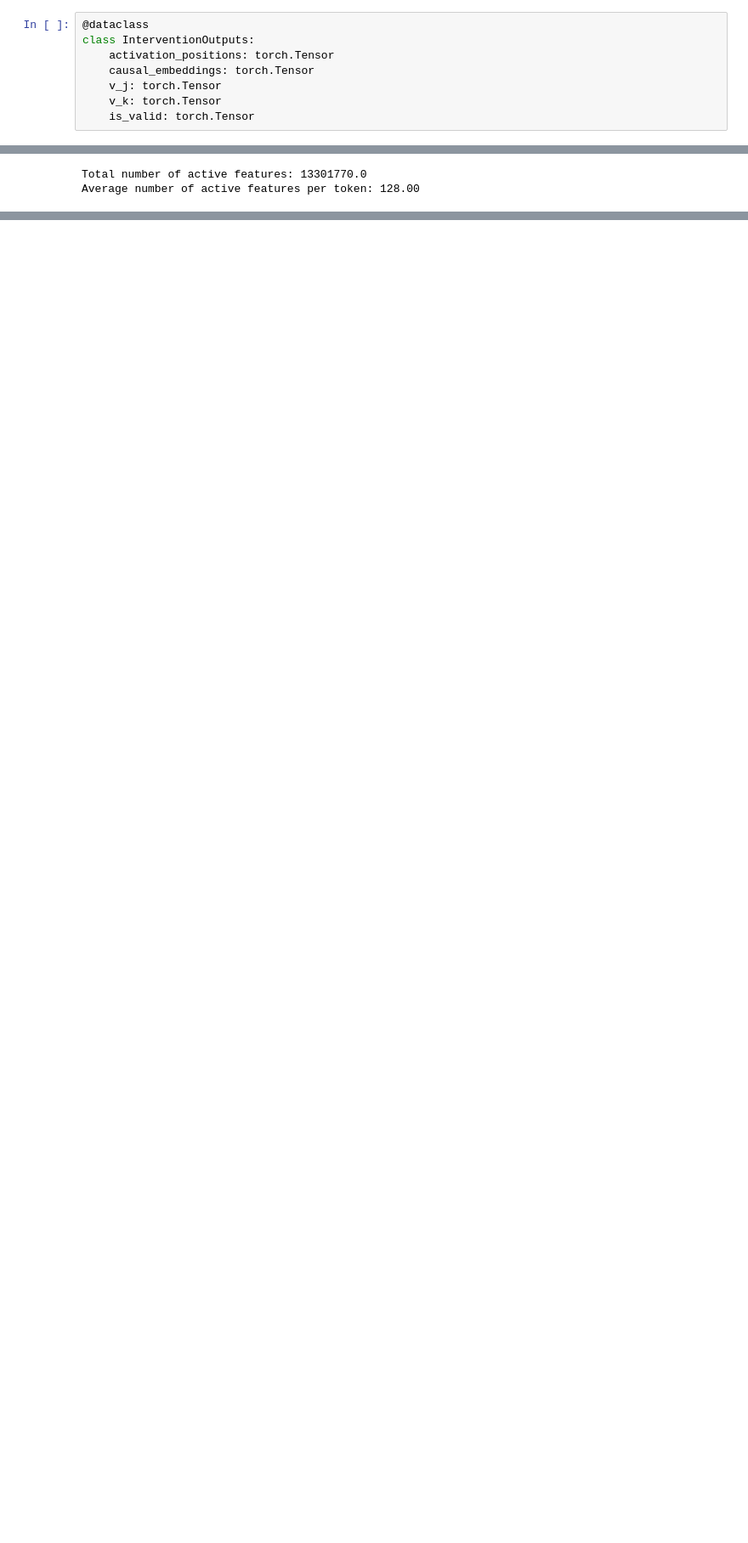
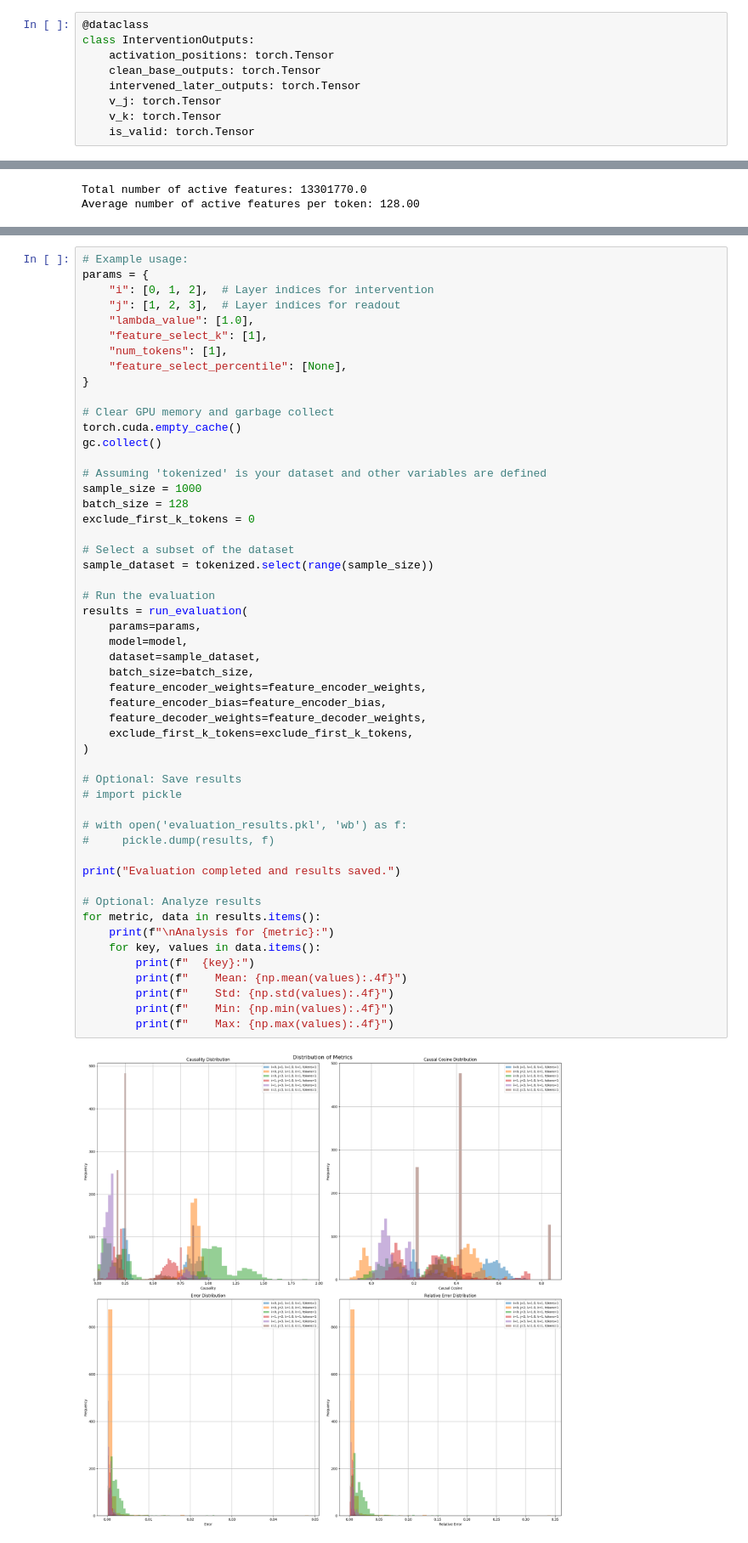
Before and after one commit to sidnb13/tensor-saes, a Jupyter notebook: notebooks/causal_attribution.ipynb, the cells around one changed output, grey strips where cells are left out. Shown at 85% size. Saved outputs shown, nothing was run; the diff lists cells and outputs as text; blank space fills up the shorter version.

Commit message:
Clean up and finish refactor of analysis code.

```diff
--- a/notebooks/causal_attribution.ipynb
+++ b/notebooks/causal_attribution.ipynb
@@ -62,7 +64,8 @@ torch.Size([24576])
 @dataclass
 class InterventionOutputs:
     activation_positions: torch.Tensor
-    causal_embeddings: torch.Tensor
+    clean_base_outputs: torch.Tensor
+    intervened_later_outputs: torch.Tensor
     v_j: torch.Tensor
     v_k: torch.Tensor
     is_valid: torch.Tensor
@@ -363,0 +731,54 @@ tensor([[[21350],
+# %%
+# Example usage:
+params = {
+    "i": [0, 1, 2],  # Layer indices for intervention
+    "j": [1, 2, 3],  # Layer indices for readout
+    "lambda_value": [1.0],
+    "feature_select_k": [1],
+    "num_tokens": [1],
+    "feature_select_percentile": [None],
+}
+
+# Clear GPU memory and garbage collect
+torch.cuda.empty_cache()
+gc.collect()
+
+# Assuming 'tokenized' is your dataset and other variables are defined
+sample_size = 1000
+batch_size = 128
+exclude_first_k_tokens = 0
+
+# Select a subset of the dataset
+sample_dataset = tokenized.select(range(sample_size))
+
+# Run the evaluation
+results = run_evaluation(
+    params=params,
+    model=model,
+    dataset=sample_dataset,
+    batch_size=batch_size,
+    feature_encoder_weights=feature_encoder_weights,
+    feature_encoder_bias=feature_encoder_bias,
+    feature_decoder_weights=feature_decoder_weights,
+    exclude_first_k_tokens=exclude_first_k_tokens,
+)
+
+# Optional: Save results
+# import pickle
+
+# with open('evaluation_results.pkl', 'wb') as f:
+#     pickle.dump(results, f)
+
+print("Evaluation completed and results saved.")
+
+# Optional: Analyze results
+for metric, data in results.items():
+    print(f"\nAnalysis for {metric}:")
+    for key, values in data.items():
+        print(f"  {key}:")
+        print(f"    Mean: {np.mean(values):.4f}")
+        print(f"    Std: {np.std(values):.4f}")
+        print(f"    Min: {np.min(values):.4f}")
+        print(f"    Max: {np.max(values):.4f}")
+# %% [output]
+[figure, added]
```
Also changed, not shown: parts of 19 cells of this notebook, 1 other file.
